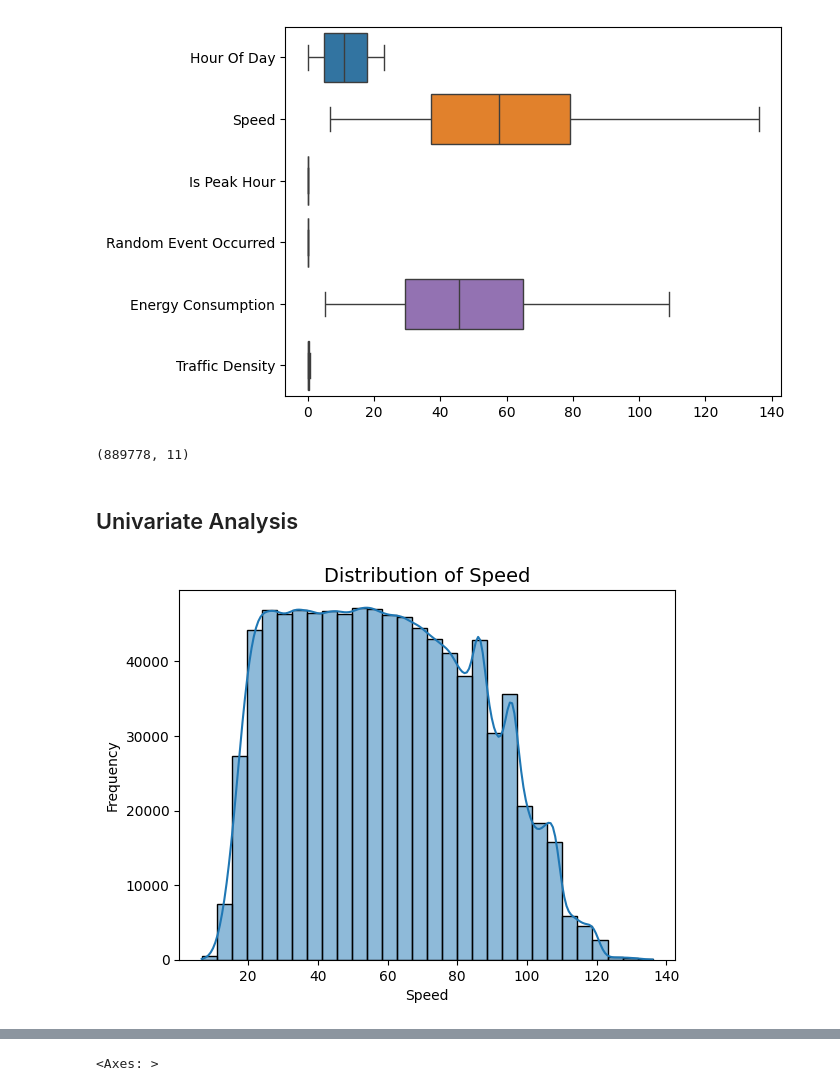
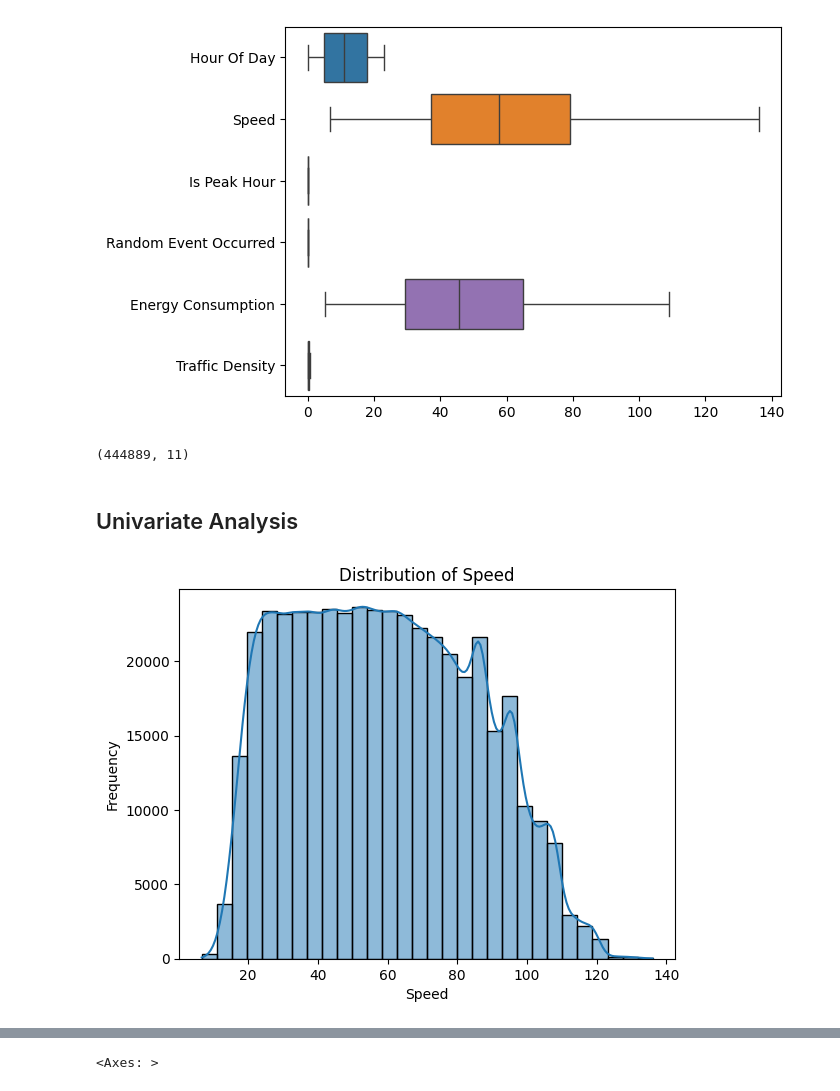
Before and after one commit to whyCharan/futuristic_city_energy_forecasting, a Jupyter notebook: notebooks/Energy_consumption_Regression.ipynb, the cells around one changed output, grey strips where cells are left out. Drawn from its saved outputs; the diff is of its cells as text; code cells hidden in the pictures.

```diff
--- a/notebooks/Energy_consumption_Regression.ipynb
+++ b/notebooks/Energy_consumption_Regression.ipynb
@@ -136,19 +136,21 @@ sns.boxplot(df,orient='h')
 # %% [output]
 <Axes: >
 [figure]
+# %%
+df = df.sample(frac=0.5, random_state=42)
 # %%
 df.shape
 # %% [output]
-(889778, 11)
+(444889, 11)
 # %% [markdown]
 ## Univariate Analysis
 # %%
 sns.histplot(df['Speed'], kde=True, bins=30)
-plt.title(f"Distribution of Speed", fontsize=14)
+plt.title(f"Distribution of Speed")
 plt.xlabel("Speed")
 plt.ylabel("Frequency")
 plt.show()
 # %% [output]
-[figure, old version]
+[figure, new version]
 # %%
 sns.histplot(df['Energy Consumption'],kde=True,bins=30)
```
Also changed, not shown: parts of 26 cells of this notebook.
